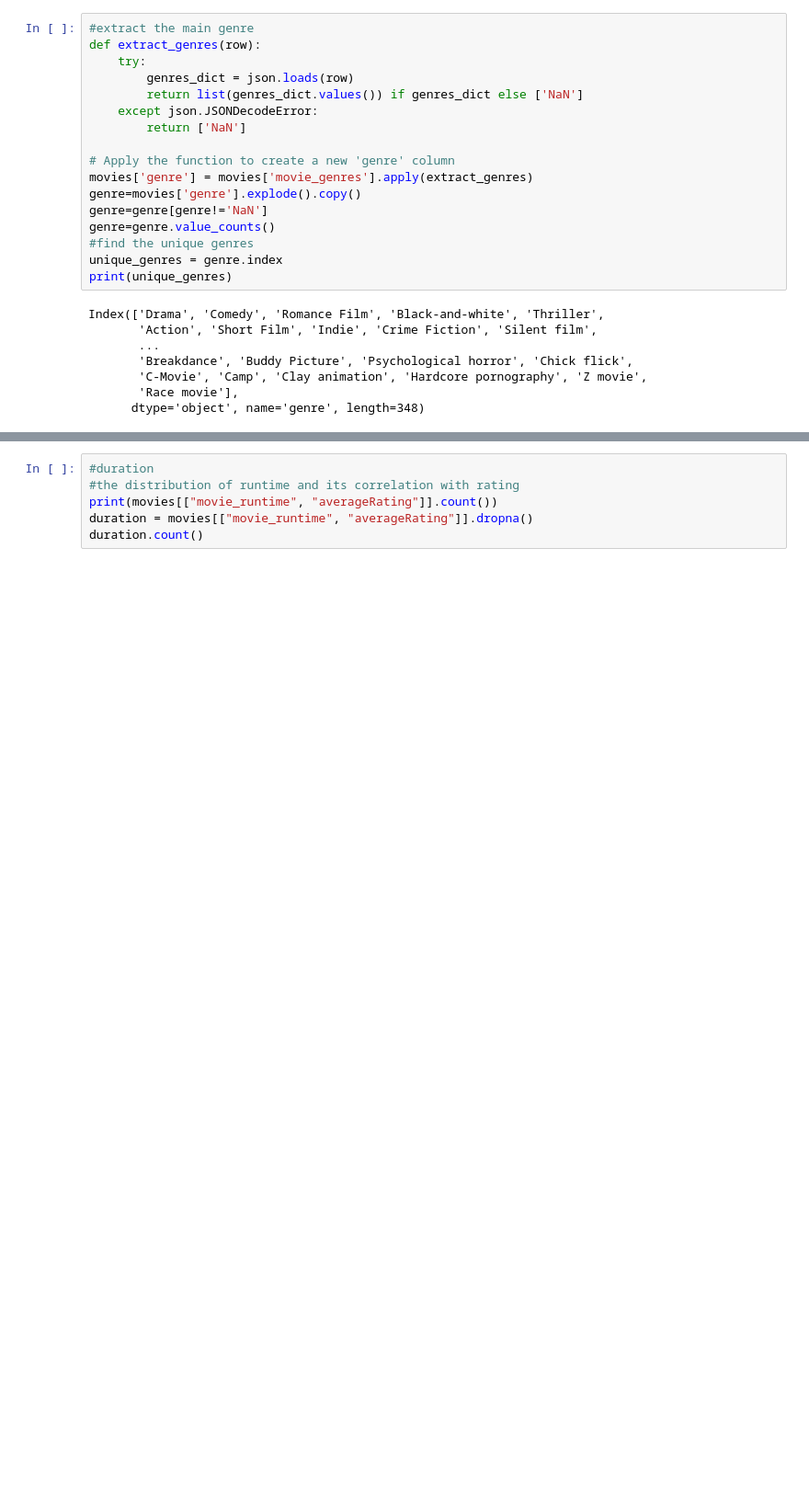
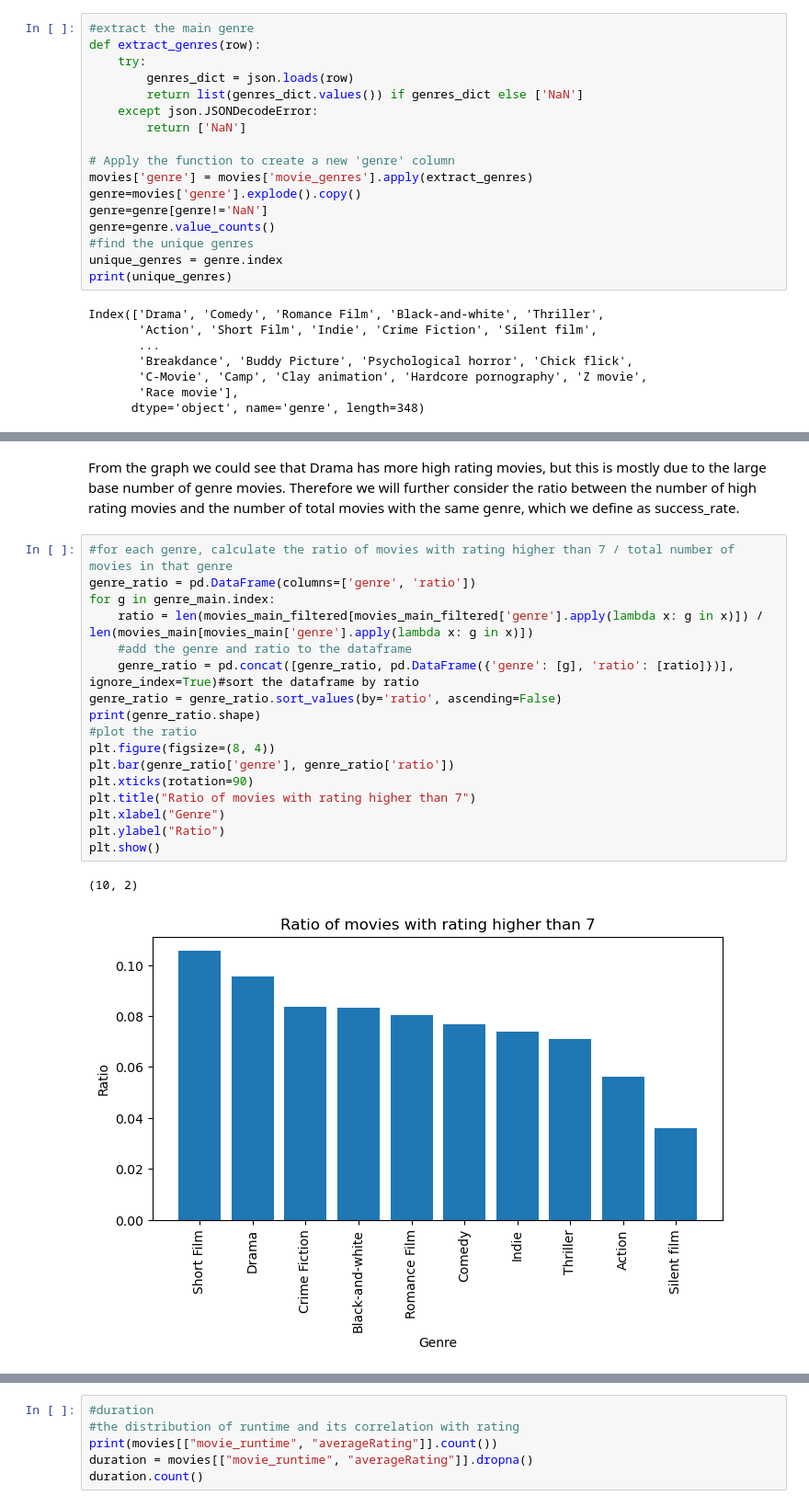
Before and after one commit to epfl-ada/ada-2023-project-zalix, a Jupyter notebook: xiyu.ipynb, the cells around one changed output, grey strips where cells are left out. Shown: that part at 92% size. Drawn from its saved outputs; the diff is of its cells as text; blank space fills up the shorter version.

```diff
--- a/xiyu.ipynb
+++ b/xiyu.ipynb
@@ -277,0 +284,23 @@ DataFrame is highly fragmented.  This is usually the result of calling `frame.in
+# %% [markdown]
+From the graph we could see that Drama has more high rating movies, but this is mostly due to the large base number of genre movies.
+Therefore we will further consider the ratio between the number of high rating movies and the number of total movies with the same genre, which we define as success_rate.
+# %%
+#for each genre, calculate the ratio of movies with rating higher than 7 / total number of movies in that genre
+genre_ratio = pd.DataFrame(columns=['genre', 'ratio'])
+for g in genre_main.index:
+    ratio = len(movies_main_filtered[movies_main_filtered['genre'].apply(lambda x: g in x)]) / len(movies_main[movies_main['genre'].apply(lambda x: g in x)])
+    #add the genre and ratio to the dataframe
+    genre_ratio = pd.concat([genre_ratio, pd.DataFrame({'genre': [g], 'ratio': [ratio]})], ignore_index=True)#sort the dataframe by ratio
+genre_ratio = genre_ratio.sort_values(by='ratio', ascending=False)
+print(genre_ratio.shape)
+#plot the ratio
+plt.figure(figsize=(8, 4))
+plt.bar(genre_ratio['genre'], genre_ratio['ratio'])
+plt.xticks(rotation=90)
+plt.title("Ratio of movies with rating higher than 7")
+plt.xlabel("Genre")
+plt.ylabel("Ratio")
+plt.show()
+# %% [output]
+(10, 2)
+[figure, added]
```
Also changed, not shown: parts of 8 cells of this notebook.
